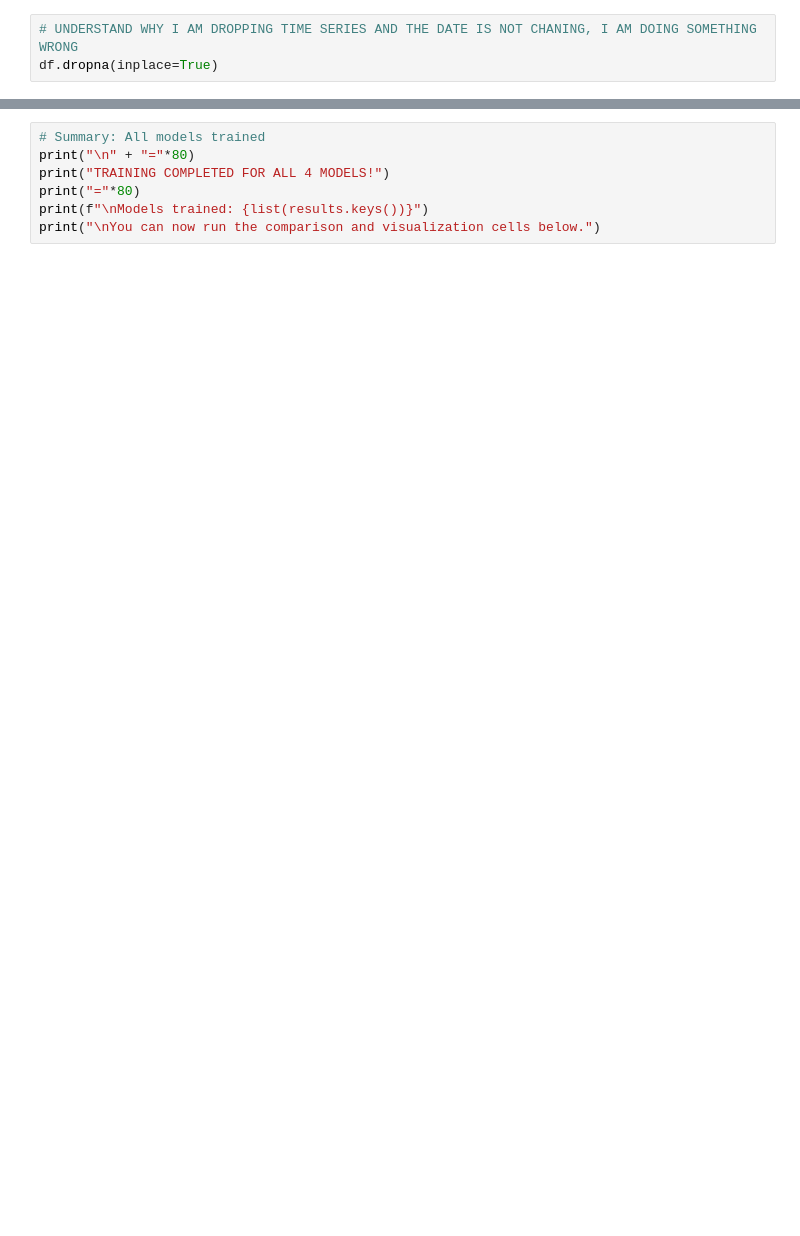
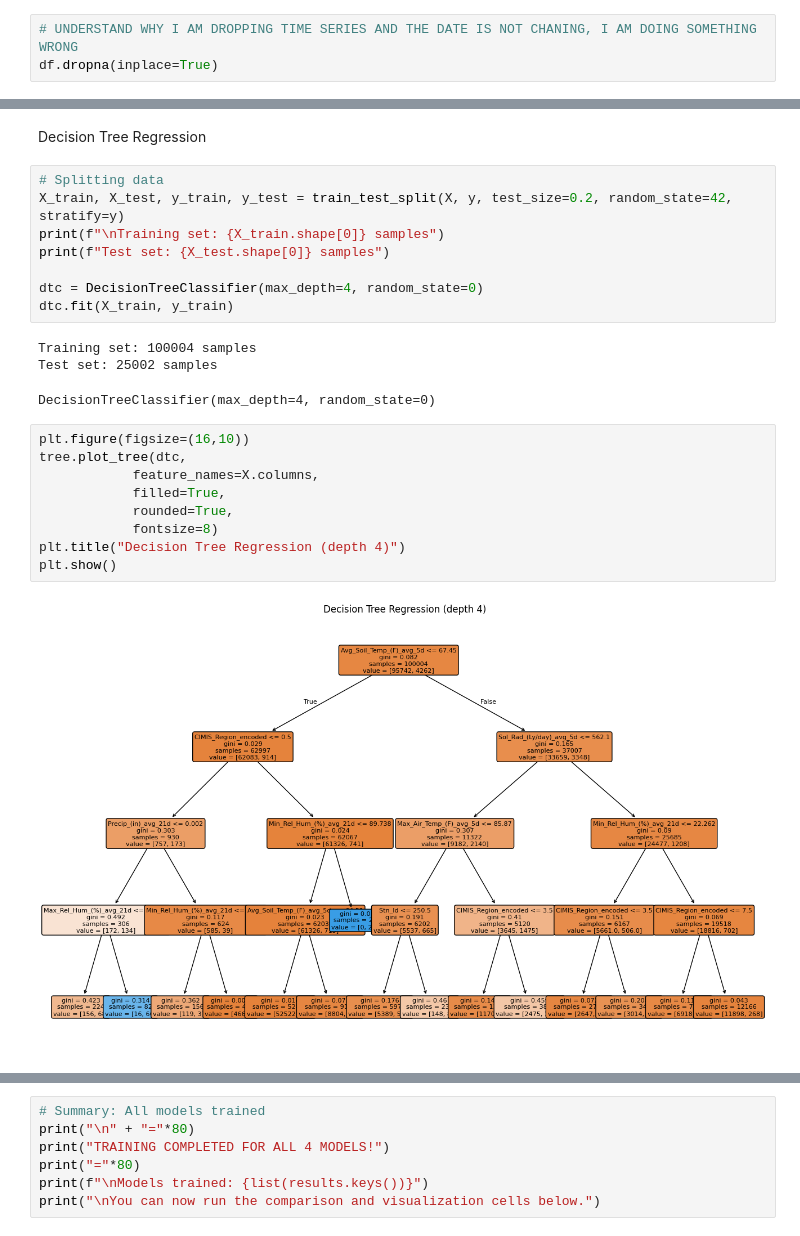
Before and after one commit to Sideral1/Machine-Learning-Final-Project, a Jupyter notebook: main.ipynb, the cells around one changed output, grey strips where cells are left out. Saved outputs shown, nothing was run; the diff lists cells and outputs as text; blank space fills up the shorter version.

```diff
--- a/main.ipynb
+++ b/main.ipynb
@@ -529,0 +581,25 @@ print(f"\nNew column 'CIMIS_Region_encoded' created with shape: {df['CIMIS_Regio
+# %% [markdown]
+Decision Tree Regression
+# %%
+# Splitting data
+X_train, X_test, y_train, y_test = train_test_split(X, y, test_size=0.2, random_state=42, stratify=y)
+print(f"\nTraining set: {X_train.shape[0]} samples")
+print(f"Test set: {X_test.shape[0]} samples")
+
+dtc = DecisionTreeClassifier(max_depth=4, random_state=0)
+dtc.fit(X_train, y_train)
+# %% [output]
+Training set: 100004 samples
+Test set: 25002 samples
+DecisionTreeClassifier(max_depth=4, random_state=0)
+# %%
+plt.figure(figsize=(16,10))
+tree.plot_tree(dtc,
+            feature_names=X.columns,
+            filled=True,
+            rounded=True,
+            fontsize=8)
+plt.title("Decision Tree Regression (depth 4)")
+plt.show()
+# %% [output]
+[figure, added]
```
Also changed, not shown: parts of 49 cells of this notebook.
